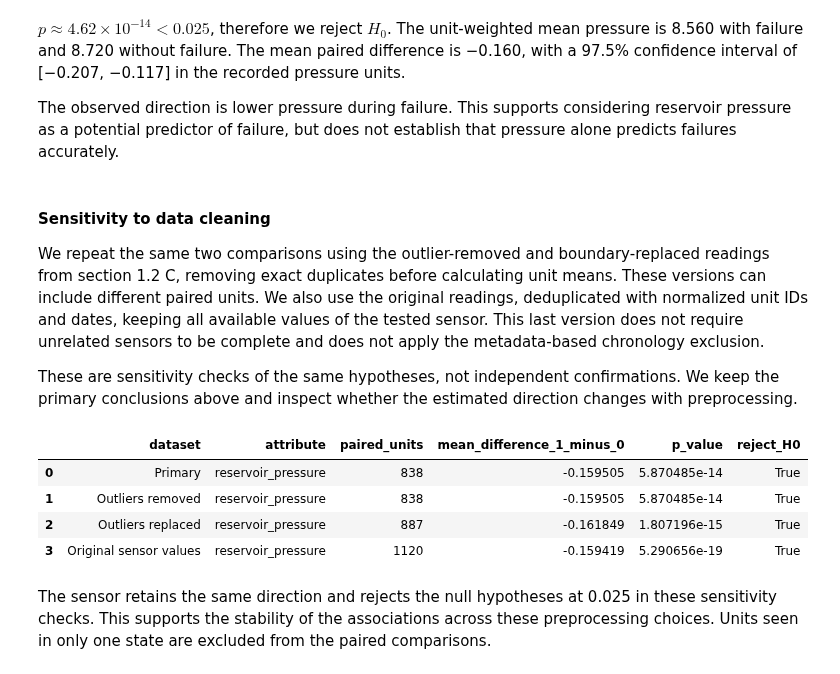
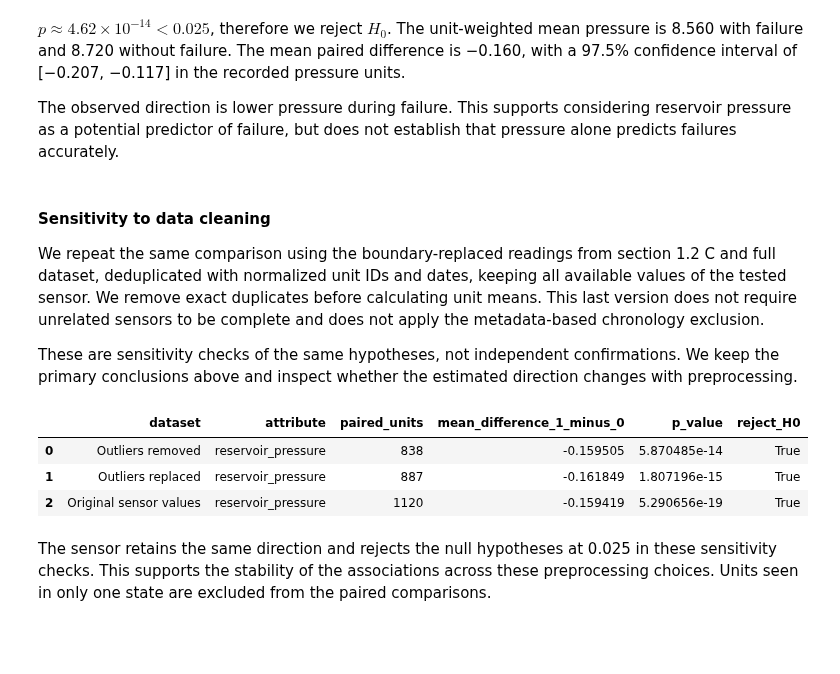
Before and after one commit to zigo-matej/iau_project, a Jupyter notebook: phase_01.ipynb, the cells around one changed output. Saved outputs shown, nothing was run; the diff lists cells and outputs as text; code cells hidden in the pictures; blank space fills up the shorter version.

```diff
--- a/phase_01.ipynb
+++ b/phase_01.ipynb
@@ -1509,34 +1505,32 @@ The observed direction is lower pressure during failure. This supports consideri
 # %% [markdown]
 #### Sensitivity to data cleaning
 
-We repeat the same two comparisons using the outlier-removed and boundary-replaced readings from section 1.2 C, removing exact duplicates before calculating unit means. These versions can include different paired units. We also use the original readings, deduplicated with normalized unit IDs and dates, keeping all available values of the tested sensor. This last version does not require unrelated sensors to be complete and does not apply the metadata-based chronology exclusion.
+We repeat the same comparison using the boundary-replaced readings from section 1.2 C and full dataset, deduplicated with normalized unit IDs and dates, keeping all available values of the tested sensor. We remove exact duplicates before calculating unit means. This last version does not require unrelated sensors to be complete and does not apply the metadata-based chronology exclusion.
 
 These are sensitivity checks of the same hypotheses, not independent confirmations. We keep the primary conclusions above and inspect whether the estimated direction changes with preprocessing.
 # %%
 available_sensor_data = readings.copy()
 available_sensor_data['unitId'] = available_sensor_data['unitId'].str.replace('U', '').astype(int)
 available_sensor_data['tsCycle'] = parse_dates(available_sensor_data['tsCycle'])
 
 sensitivity_rows = []
-for label, frame in [('Primary', hypothesis_data),
-                     ('Outliers removed', readings_no_outliers),
+for label, frame in [('Outliers removed', hypothesis_data),
                      ('Outliers replaced', readings_replaced_outliers),
                      ('Original sensor values', available_sensor_data)]:
     frame = frame.drop_duplicates()
     pairs = frame.groupby(['unitId', 'failure'])['reservoir_pressure'].mean().unstack('failure').dropna(subset=[0, 1])
     result = stats.ttest_rel(pairs[1], pairs[0])
     sensitivity_rows.append({'dataset': label, 'attribute': 'reservoir_pressure', 'paired_units': len(pairs),
                              'mean_difference_1_minus_0': (pairs[1] - pairs[0]).mean(),
                              'p_value': result.pvalue, 'reject_H0': result.pvalue < alpha_test})
 
 sensitivity = pd.DataFrame(sensitivity_rows)
 display(sensitivity)
 # %% [output]
 |  | dataset | attribute | paired_units | mean_difference_1_minus_0 | p_value | reject_H0 |
-| 0 | Primary | reservoir_pressure | 838 | -0.159505 | 5.870485e-14 | True |
-| 1 | Outliers removed | reservoir_pressure | 838 | -0.159505 | 5.870485e-14 | True |
-| 2 | Outliers replaced | reservoir_pressure | 887 | -0.161849 | 1.807196e-15 | True |
-| 3 | Original sensor values | reservoir_pressure | 1120 | -0.159419 | 5.290656e-19 | True |
+| 0 | Outliers removed | reservoir_pressure | 838 | -0.159505 | 5.870485e-14 | True |
+| 1 | Outliers replaced | reservoir_pressure | 887 | -0.161849 | 1.807196e-15 | True |
+| 2 | Original sensor values | reservoir_pressure | 1120 | -0.159419 | 5.290656e-19 | True |
 # %% [markdown]
 The sensor retains the same direction and rejects the null hypotheses at 0.025 in these sensitivity checks. This supports the stability of the associations across these preprocessing choices. Units seen in only one state are excluded from the paired comparisons.
 # %% [markdown]
```
Also changed, not shown: parts of 22 cells of this notebook.
